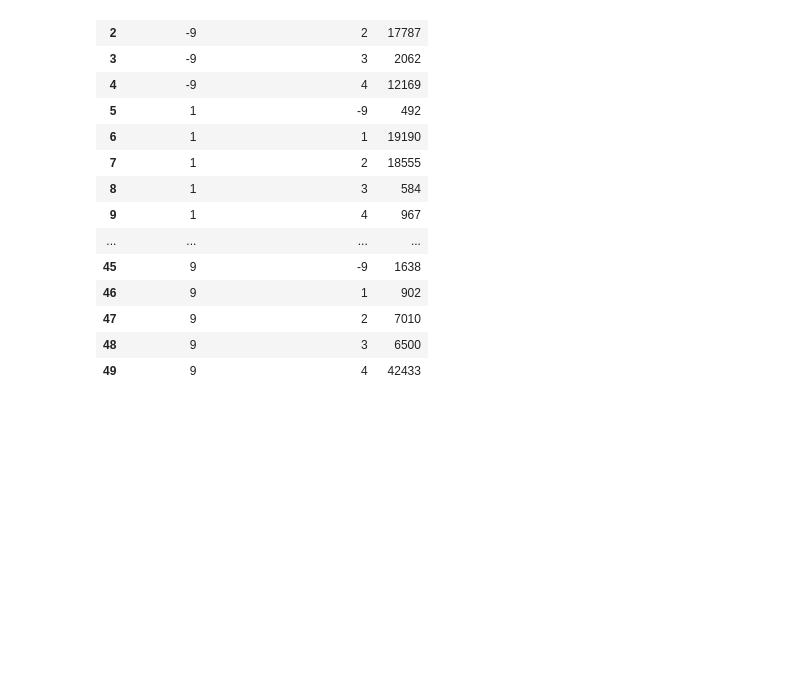
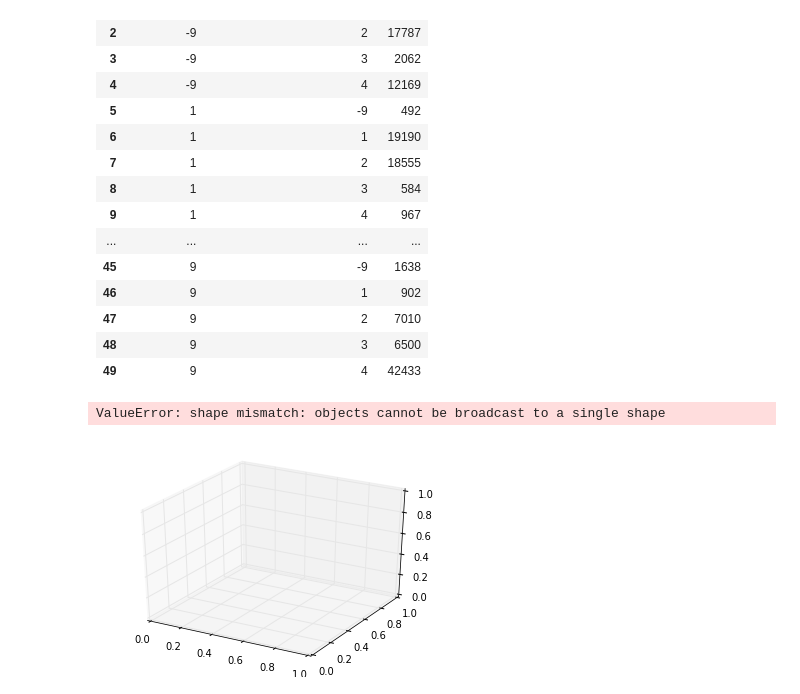
Before and after one commit to Essymay/CS2006p3, a Jupyter notebook: census2011.ipynb, the cells around one changed output. Cells and saved outputs as stored; diff of their text form; code cells hidden in the pictures; blank space fills up the shorter version.

Commit message:
working on 3d graphs not working yet

```diff
--- a/census2011.ipynb
+++ b/census2011.ipynb
@@ -676,3 +676,24 @@ byOccupationAndSocialGrade.reset_index(name='Count')
 | 49 | 9 | 4 | 42433 |
 # %%
 data = refinedData[(refinedData['Region'] == 'E12000001') & (refinedData['Economic Activity'] < 5)]
+# %%
+from mpl_toolkits.mplot3d import Axes3D
+
+# byOccupationAndSocialGrade.plot(kind="bar")
+
+fig = plt.figure()
+ax = fig.add_subplot(111, projection = '3d')
+
+byOccupationAndSocialGrade = refinedData[['Occupation', 'Approximated Social Grade']].copy()
+byOccupationAndSocialGrade = byOccupationAndSocialGrade.groupby(['Occupation', 'Approximated Social Grade']).size()
+
+
+X = refinedData['Occupation']
+Y = refinedData['Approximated Social Grade']
+# Z = byOccupationAndSocialGrade
+
+ax.plot_wireframe(X,Y,Z)
+plt.show()
+# %% [output]
+ValueError: shape mismatch: objects cannot be broadcast to a single shape
+[figure, added]
```
